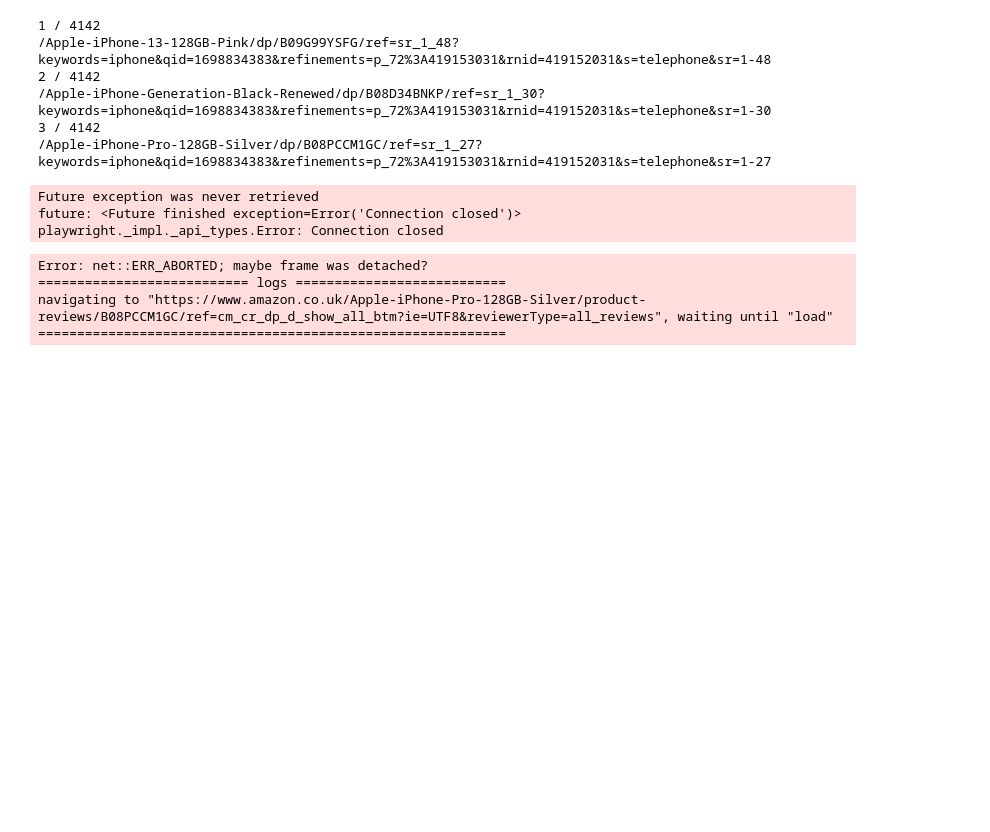
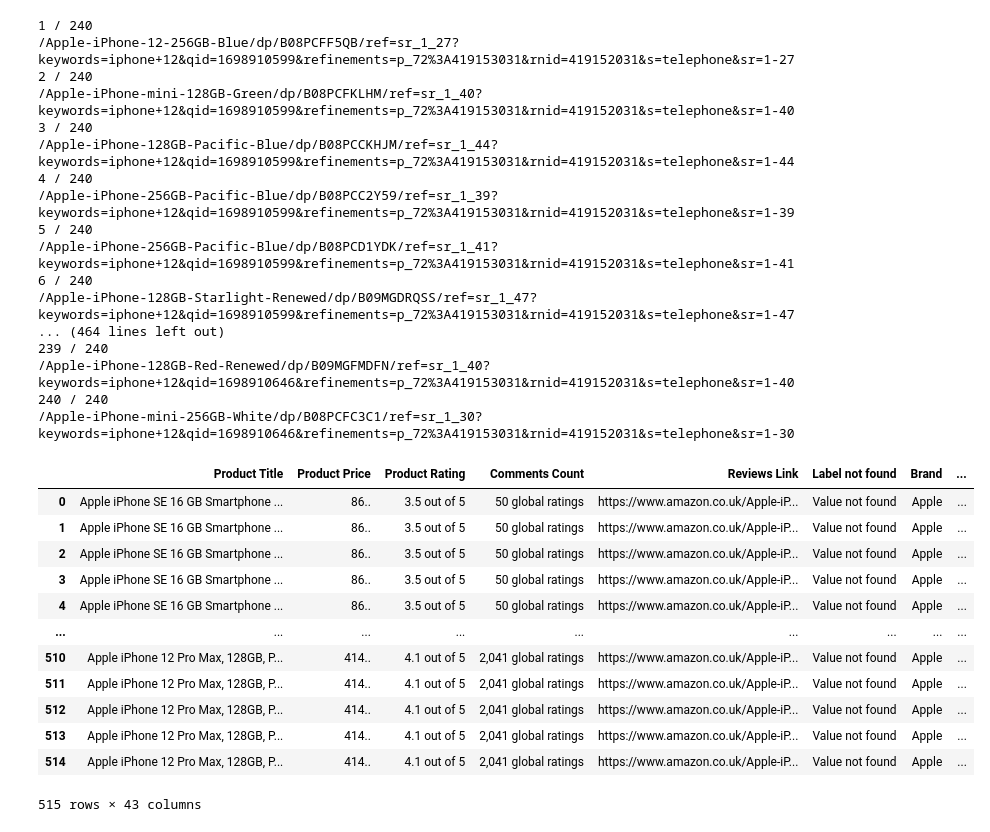
Before and after one commit to hasanenesguray/WU-MSc_Project, a Jupyter notebook: Scrape/AmazonScrape.ipynb, the cells around one changed output. Drawn from its saved outputs; the diff is of its cells as text; code cells hidden in the pictures; blank space fills up the shorter version.

```diff
--- a/Scrape/AmazonScrape.ipynb
+++ b/Scrape/AmazonScrape.ipynb
@@ -122,47 +135,67 @@ async def scrape_amazon_reviews(reviews_url, product_info):
             # Review Body
             review_body_element = await review_element.query_selector(".review-text")
             review['Review - Body'] = await review_body_element.text_content() if review_body_element else None
 
             # Size and Color
             review_format_element = await review_element.query_selector(".review-format-strip")
             review['Review - Format'] = await review_format_element.text_content() if review_format_element else None
 
             # Merging product info with the review info for each review
             merged_data = {**product_info, **review}
             reviews_data.append(merged_data)
 
         await browser.close()
 
     return pd.DataFrame(reviews_data)
 for href in range(len(hrefs)):
     print(str(href+1) + " / " + str(len(hrefs)))
     print(hrefs[href])
     url="https://www.amazon.co.uk"+hrefs[href]
     try:
         product_info = await scrape_amazon_product_details(url)
     except:
         continue
     reviews_url = product_info['Reviews Link']
-    temp_df = await scrape_amazon_reviews(reviews_url, product_info)
+    try:
+        temp_df = await scrape_amazon_reviews(reviews_url, product_info)
+    except:
+        continue
     temp_df['Search'] = 'iPhone'
     df = pd.concat([df, temp_df], ignore_index=True)
     df = df.dropna(subset=['Review - Body']).drop_duplicates(subset=['Review - Body'])
     df.to_csv('amazon_comments.csv', index=False)
 df
 # %% [output]
-1 / 4142
-/Apple-iPhone-13-128GB-Pink/dp/B09G99YSFG/ref=sr_1_48?keywords=iphone&qid=1698834383&refinements=p_72%3A419153031&rnid=419152031&s=telephone&sr=1-48
-2 / 4142
-/Apple-iPhone-Generation-Black-Renewed/dp/B08D34BNKP/ref=sr_1_30?keywords=iphone&qid=1698834383&refinements=p_72%3A419153031&rnid=419152031&s=telephone&sr=1-30
-3 / 4142
-/Apple-iPhone-Pro-128GB-Silver/dp/B08PCCM1GC/ref=sr_1_27?keywords=iphone&qid=1698834383&refinements=p_72%3A419153031&rnid=419152031&s=telephone&sr=1-27
+1 / 240
+/Apple-iPhone-12-256GB-Blue/dp/B08PCFF5QB/ref=sr_1_27?keywords=iphone+12&qid=1698910599&refinements=p_72%3A419153031&rnid=419152031&s=telephone&sr=1-27
+2 / 240
+/Apple-iPhone-mini-128GB-Green/dp/B08PCFKLHM/ref=sr_1_40?keywords=iphone+12&qid=1698910599&refinements=p_72%3A419153031&rnid=419152031&s=telephone&sr=1-40
+3 / 240
+/Apple-iPhone-128GB-Pacific-Blue/dp/B08PCCKHJM/ref=sr_1_44?keywords=iphone+12&qid=1698910599&refinements=p_72%3A419153031&rnid=419152031&s=telephone&sr=1-44
+4 / 240
+/Apple-iPhone-256GB-Pacific-Blue/dp/B08PCC2Y59/ref=sr_1_39?keywords=iphone+12&qid=1698910599&refinements=p_72%3A419153031&rnid=419152031&s=telephone&sr=1-39
+5 / 240
+/Apple-iPhone-256GB-Pacific-Blue/dp/B08PCD1YDK/ref=sr_1_41?keywords=iphone+12&qid=1698910599&refinements=p_72%3A419153031&rnid=419152031&s=telephone&sr=1-41
+6 / 240
+/Apple-iPhone-128GB-Starlight-Renewed/dp/B09MGDRQSS/ref=sr_1_47?keywords=iphone+12&qid=1698910599&refinements=p_72%3A419153031&rnid=419152031&s=telephone&sr=1-47
+... (464 lines left out)
+239 / 240
+/Apple-iPhone-128GB-Red-Renewed/dp/B09MGFMDFN/ref=sr_1_40?keywords=iphone+12&qid=1698910646&refinements=p_72%3A419153031&rnid=419152031&s=telephone&sr=1-40
+240 / 240
+/Apple-iPhone-mini-256GB-White/dp/B08PCFC3C1/ref=sr_1_30?keywords=iphone+12&qid=1698910646&refinements=p_72%3A419153031&rnid=419152031&s=telephone&sr=1-30
+|  | Product Title | Product Price | Product Rating | Comments Count | Reviews Link | Label not found | Brand | ... |
+| 0 | Apple iPhone SE 16 GB Smartphone ... | 86.. | 3.5 out of 5 | 50 global ratings | https://www.amazon.co.uk/Apple-iP... | Value not found | Apple | ... |
+| 1 | Apple iPhone SE 16 GB Smartphone ... | 86.. | 3.5 out of 5 | 50 global ratings | https://www.amazon.co.uk/Apple-iP... | Value not found | Apple | ... |
+| 2 | Apple iPhone SE 16 GB Smartphone ... | 86.. | 3.5 out of 5 | 50 global ratings | https://www.amazon.co.uk/Apple-iP... | Value not found | Apple | ... |
+| 3 | Apple iPhone SE 16 GB Smartphone ... | 86.. | 3.5 out of 5 | 50 global ratings | https://www.amazon.co.uk/Apple-iP... | Value not found | Apple | ... |
+| 4 | Apple iPhone SE 16 GB Smartphone ... | 86.. | 3.5 out of 5 | 50 global ratings | https://www.amazon.co.uk/Apple-iP... | Value not found | Apple | ... |
+| ... | ... | ... | ... | ... | ... | ... | ... | ... |
+| 510 | Apple iPhone 12 Pro Max, 128GB, P... | 414.. | 4.1 out of 5 | 2,041 global ratings | https://www.amazon.co.uk/Apple-iP... | Value not found | Apple | ... |
+| 511 | Apple iPhone 12 Pro Max, 128GB, P... | 414.. | 4.1 out of 5 | 2,041 global ratings | https://www.amazon.co.uk/Apple-iP... | Value not found | Apple | ... |
+| 512 | Apple iPhone 12 Pro Max, 128GB, P... | 414.. | 4.1 out of 5 | 2,041 global ratings | https://www.amazon.co.uk/Apple-iP... | Value not found | Apple | ... |
+| 513 | Apple iPhone 12 Pro Max, 128GB, P... | 414.. | 4.1 out of 5 | 2,041 global ratings | https://www.amazon.co.uk/Apple-iP... | Value not found | Apple | ... |
+| 514 | Apple iPhone 12 Pro Max, 128GB, P... | 414.. | 4.1 out of 5 | 2,041 global ratings | https://www.amazon.co.uk/Apple-iP... | Value not found | Apple | ... |
-Future exception was never retrieved
-future: <Future finished exception=Error('Connection closed')>
-playwright._impl._api_types.Error: Connection closed
+515 rows × 43 columns
-Error: net::ERR_ABORTED; maybe frame was detached?
-=========================== logs ===========================
-navigating to "https://www.amazon.co.uk/Apple-iPhone-Pro-128GB-Silver/product-reviews/B08PCCM1GC/ref=cm_cr_dp_d_show_all_btm?ie=UTF8&reviewerType=all_reviews", waiting until "load"
-============================================================
 # %%
 df
 # %% [output]
```
Also changed, not shown: parts of 2 cells of this notebook, 2 other files.
